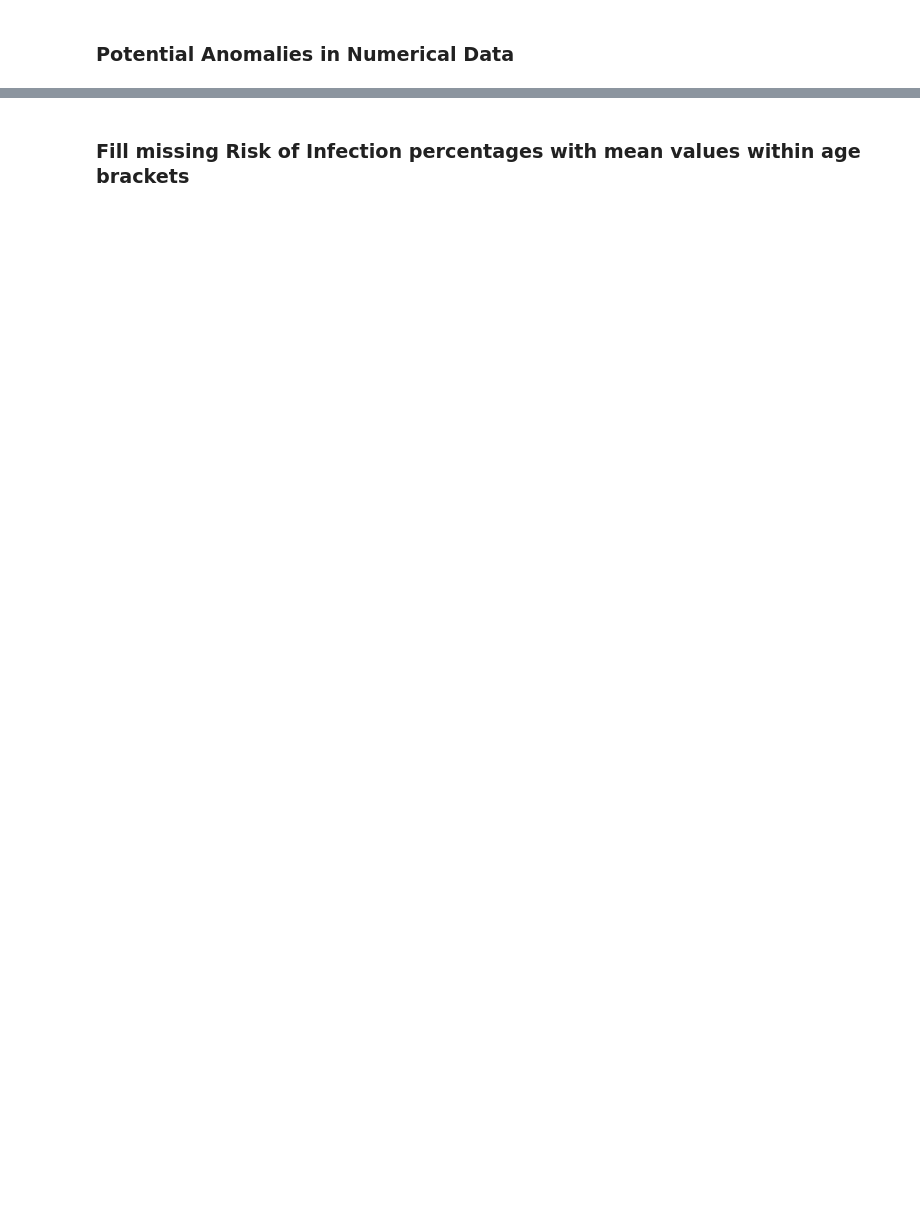
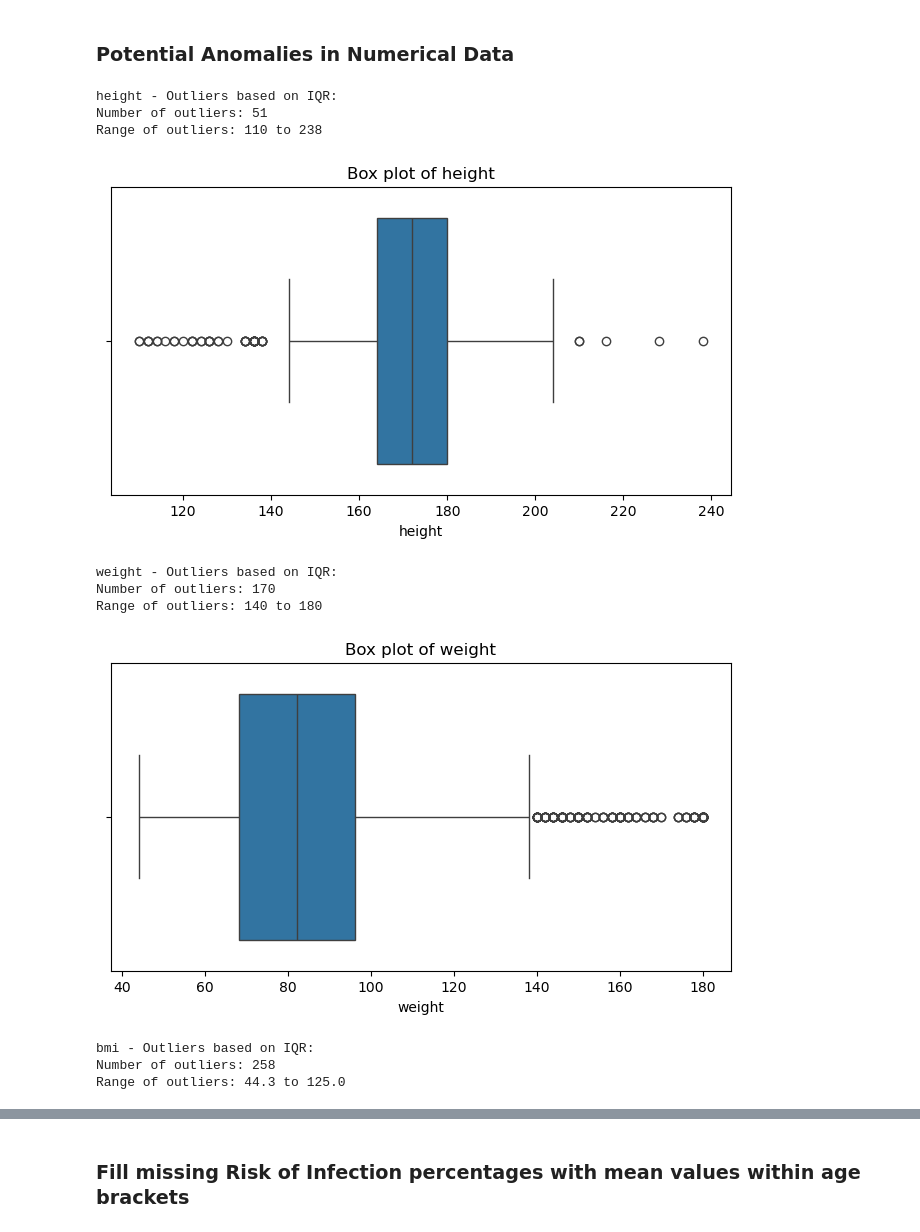
Before and after one commit to mitchbrunke/assignment1, a Jupyter notebook: main.ipynb, the cells around one changed output, grey strips where cells are left out. Drawn from its saved outputs; the diff is of its cells as text; code cells hidden in the pictures; blank space fills up the shorter version.

```diff
--- a/main.ipynb
+++ b/main.ipynb
@@ -285,21 +614,33 @@ plt.show()
 # %% [markdown]
 ### Potential Anomalies in Numerical Data
 # %%
-for col in ['height', 'weight', 'bmi', 'public_transport_count']:
+for col in ['height', 'weight', 'bmi']:
     print(f"\n{col} - Outliers based on IQR:")
     Q1 = df[col].quantile(0.25)
     Q3 = df[col].quantile(0.75)
     IQR = Q3 - Q1
     lower_bound = Q1 - 1.5 * IQR
     upper_bound = Q3 + 1.5 * IQR
     outliers = df[(df[col] < lower_bound) | (df[col] > upper_bound)][col]
     print(f"Number of outliers: {len(outliers)}")
     if len(outliers) > 0:
         print(f"Range of outliers: {outliers.min()} to {outliers.max()}")
 
      # Add a box plot for visualization
     plt.figure(figsize=(8, 4))
     sns.boxplot(x=df[col])
     plt.title(f"Box plot of {col}")
     plt.xlabel(col)
     plt.show()
+# %% [output]
+height - Outliers based on IQR:
+Number of outliers: 51
+Range of outliers: 110 to 238
+[figure, added]
+weight - Outliers based on IQR:
+Number of outliers: 170
+Range of outliers: 140 to 180
+[figure, added]
+bmi - Outliers based on IQR:
+Number of outliers: 258
+Range of outliers: 44.3 to 125.0
```
Also changed, not shown: parts of 40 cells of this notebook, 1 other file.
